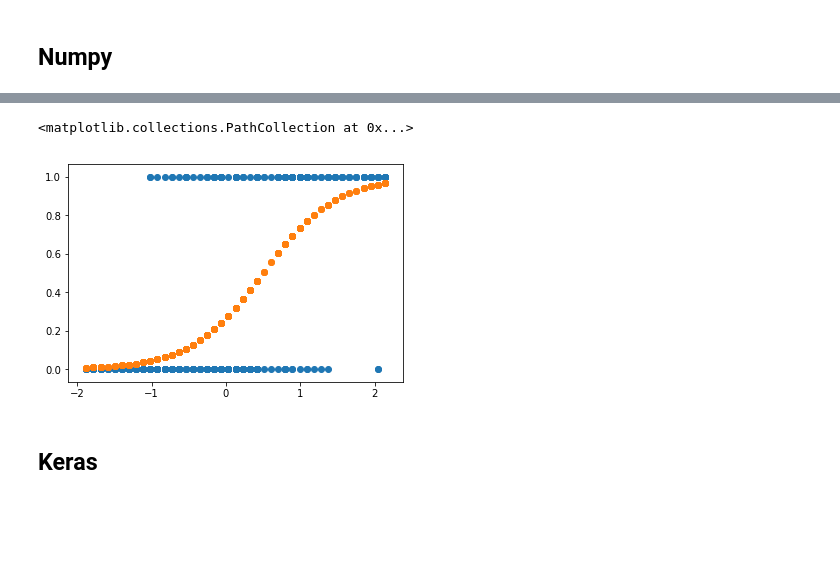
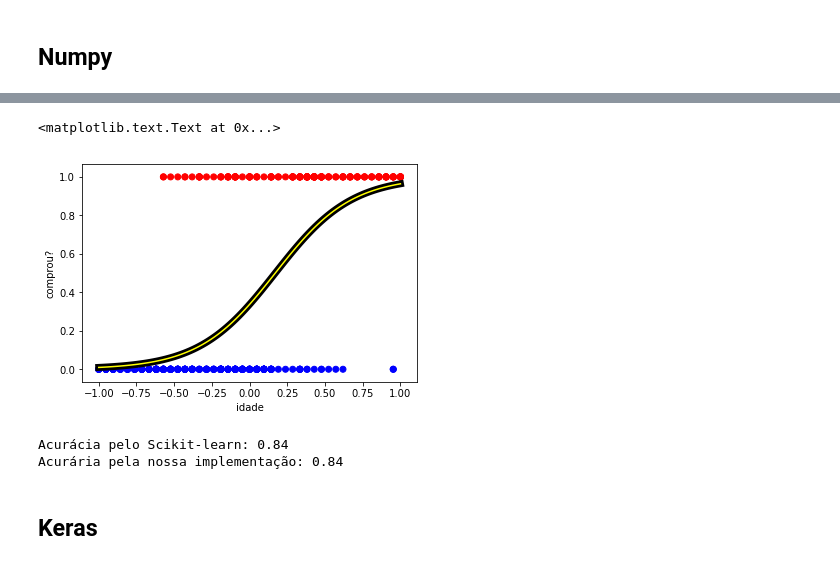
Before and after one commit to arnaldog12/Manual-Pratico-Deep-Learning, a Jupyter notebook: Neurônio Sigmoid.ipynb, the cells around one changed output, grey strips where cells are left out. Drawn from its saved outputs; the diff is of its cells as text; code cells hidden in the pictures; blank space fills up the shorter version.

```diff
--- a/Neurônio Sigmoid.ipynb
+++ b/Neurônio Sigmoid.ipynb
@@ -102,6 +172,0 @@ b:  -1.01901364043
-# %%
-plt.scatter(x, y)
-plt.scatter(x, y_pred, cmap='red')
-# %% [output]
-<matplotlib.collections.PathCollection at 0x...>
-[figure, removed]
@@ -112,3 +173,24 @@ y_pred.min(), y_pred.max()
+# %%
+x_test = np.linspace(x.min(), x.max(), 100).reshape(-1,1)
+y_sk = reg.predict_proba(x_test)
+y_ = sigmoid(np.dot(x_test, w.T) + b)
+
+plt.scatter(x, y, c=y, cmap='bwr')
+plt.plot(x_test, y_sk[:,1], color='black', linewidth=7.0)
+plt.plot(x_test, y_, color='yellow')
+plt.xlabel('idade')
+plt.ylabel('comprou?')
+# %% [output]
+<matplotlib.text.Text at 0x...>
+[figure, added]
+# %%
+print('Acurácia pelo Scikit-learn: {}'.format(reg.score(x, y)))
+
+y_pred = np.round(sigmoid(np.dot(x, w.T) + b))
+print('Acurária pela nossa implementação: {}'.format(accuracy_score(y, y_pred)))
+# %% [output]
+Acurácia pelo Scikit-learn: 0.84
+Acurária pela nossa implementação: 0.84
 # %% [markdown]
 ## Keras
 # %% [markdown]
```
Also changed, not shown: parts of 16 cells of this notebook.
